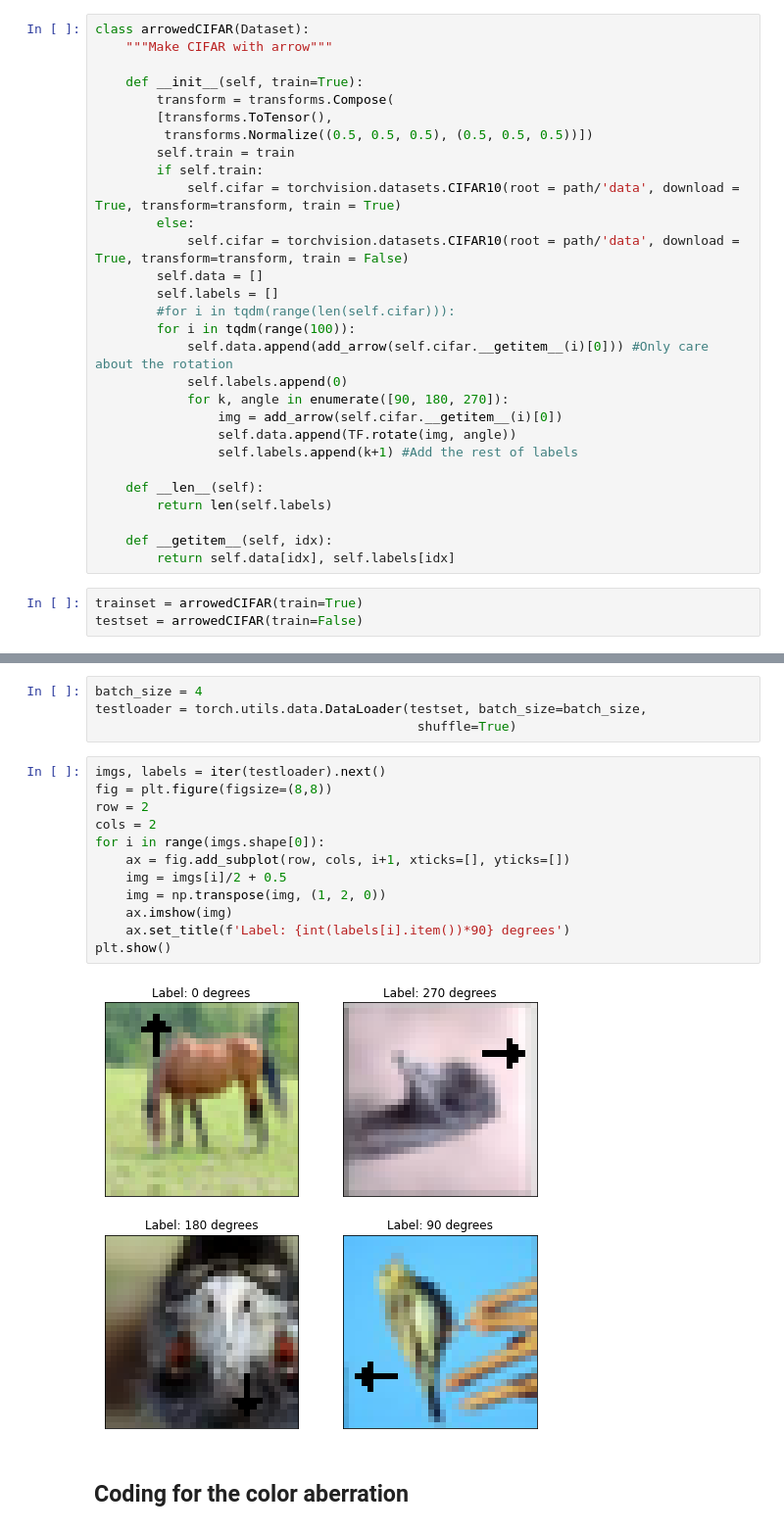
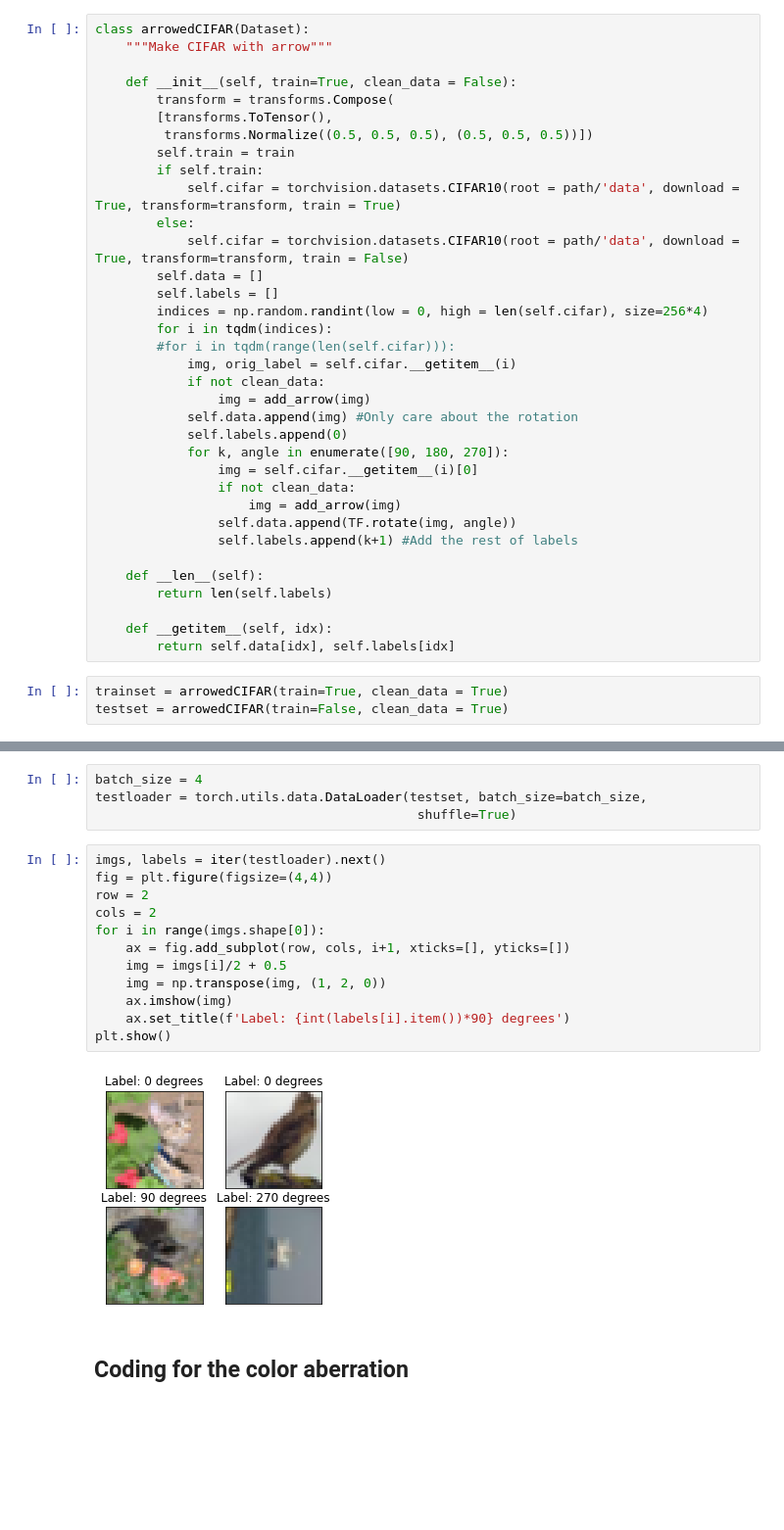
Before and after one commit to thaotrongtran/automatic_shortcut_removal, a Jupyter notebook: notebooks/Data Generation.ipynb, the cells around one changed output, grey strips where cells are left out. Shown at 98% size. Cells and saved outputs as stored; diff of their text form; blank space fills up the shorter version.

```diff
--- a/notebooks/Data Generation.ipynb
+++ b/notebooks/Data Generation.ipynb
@@ -39,7 +39,7 @@ def add_arrow(img):
 class arrowedCIFAR(Dataset):
     """Make CIFAR with arrow"""
 
-    def __init__(self, train=True):
+    def __init__(self, train=True, clean_data = False):
         transform = transforms.Compose(
         [transforms.ToTensor(),
          transforms.Normalize((0.5, 0.5, 0.5), (0.5, 0.5, 0.5))])
@@ -50,12 +50,18 @@ class arrowedCIFAR(Dataset):
             self.cifar = torchvision.datasets.CIFAR10(root = path/'data', download = True, transform=transform, train = False)
         self.data = []
         self.labels = []
+        indices = np.random.randint(low = 0, high = len(self.cifar), size=256*4)
+        for i in tqdm(indices):
         #for i in tqdm(range(len(self.cifar))):
-        for i in tqdm(range(100)):
-            self.data.append(add_arrow(self.cifar.__getitem__(i)[0])) #Only care about the rotation
+            img, orig_label = self.cifar.__getitem__(i)
+            if not clean_data:
+                img = add_arrow(img)
+            self.data.append(img) #Only care about the rotation
             self.labels.append(0)
             for k, angle in enumerate([90, 180, 270]):
-                img = add_arrow(self.cifar.__getitem__(i)[0])
+                img = self.cifar.__getitem__(i)[0]
+                if not clean_data:
+                    img = add_arrow(img)
                 self.data.append(TF.rotate(img, angle))
                 self.labels.append(k+1) #Add the rest of labels
 
@@ -65,8 +71,8 @@ class arrowedCIFAR(Dataset):
     def __getitem__(self, idx):
         return self.data[idx], self.labels[idx]
 # %%
-trainset = arrowedCIFAR(train=True)
-testset = arrowedCIFAR(train=False)
+trainset = arrowedCIFAR(train=True, clean_data = True)
+testset = arrowedCIFAR(train=False, clean_data = True)
 # %% [output]
 Files already downloaded and verified
 Files already downloaded and verified
@@ -76,18 +82,18 @@ testloader = torch.utils.data.DataLoader(testset, batch_size=batch_size,
                                           shuffle=True)
 # %%
 imgs, labels = iter(testloader).next()
-fig = plt.figure(figsize=(8,8))
+fig = plt.figure(figsize=(4,4))
 row = 2
 cols = 2
 for i in range(imgs.shape[0]):
     ax = fig.add_subplot(row, cols, i+1, xticks=[], yticks=[])
     img = imgs[i]/2 + 0.5
     img = np.transpose(img, (1, 2, 0))
     ax.imshow(img)
     ax.set_title(f'Label: {int(labels[i].item())*90} degrees')
 plt.show()
 # %% [output]
-[figure, old version]
+[figure, new version]
 # %% [markdown]
 ## Coding for the color aberration
 # %%
```
Also changed, not shown: 7 other files.
